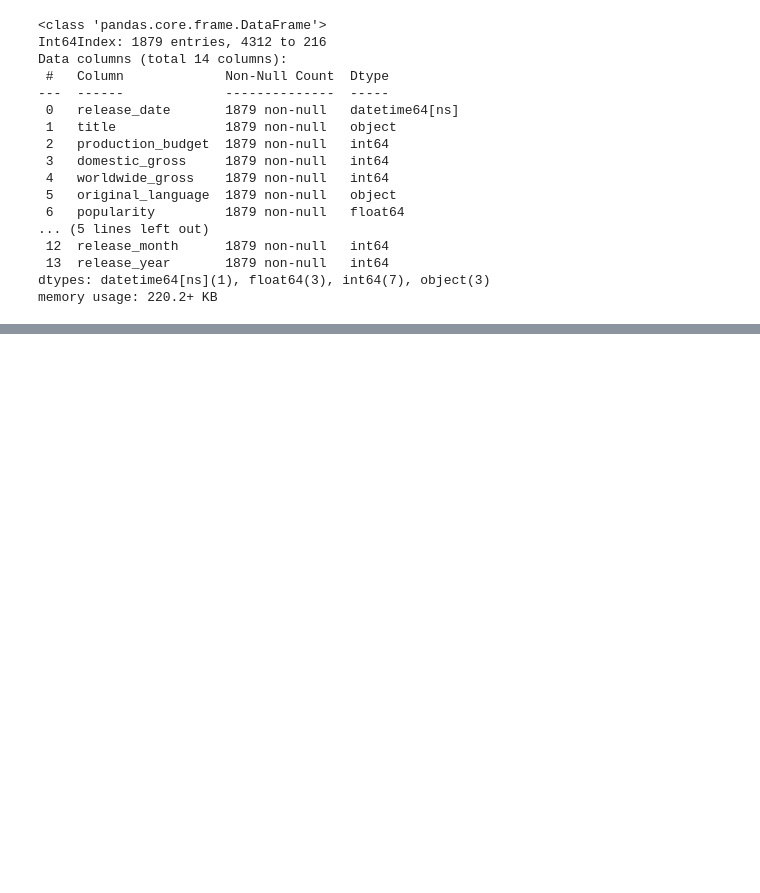
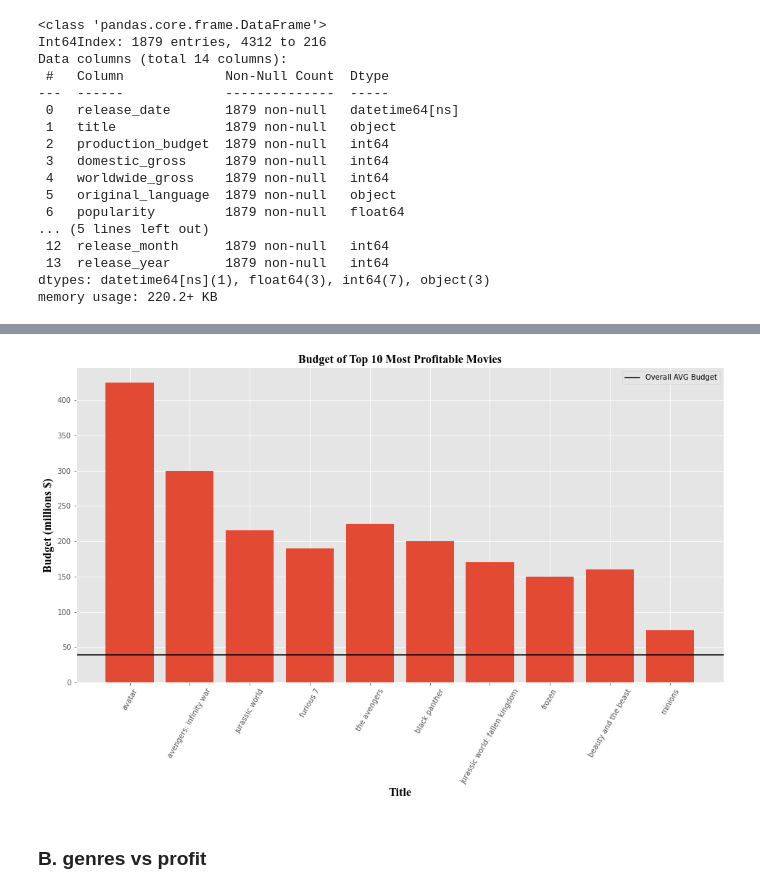
Before and after one commit to dquillao/dsc-mod-1-project-v2-1-online-ds-sp-000, a Jupyter notebook: Technical Notebook.ipynb, the cells around one changed output, grey strips where cells are left out. Drawn from its saved outputs; the diff is of its cells as text; code cells hidden in the pictures; blank space fills up the shorter version.

```diff
--- a/Technical Notebook.ipynb
+++ b/Technical Notebook.ipynb
@@ -1271,0 +941,19 @@ memory usage: 220.2+ KB
+# %%
+fig, ax = plt.subplots(figsize=(16,8))
+
+x = top_ten_profit_df['title']
+y = top_ten_profit_df['production_budget']/1000000
+
+ax.bar(x,y)
+
+ax.set_xlabel('Title', fontdict=font)
+ax.set_ylabel('Budget (millions $)', fontdict=font)
+ax.set_title('Budget of Top 10 Most Profitable Movies', fontdict=font)
+
+plt.xticks(x, rotation=60);
+plt.axhline(final_df['production_budget'].mean()/1000000, color='black', label='Overall AVG Budget');
+plt.legend();
+# %% [output]
+[figure, added]
+# %% [markdown]
+### B. genres vs profit
```
Also changed, not shown: parts of 85 cells of this notebook.
